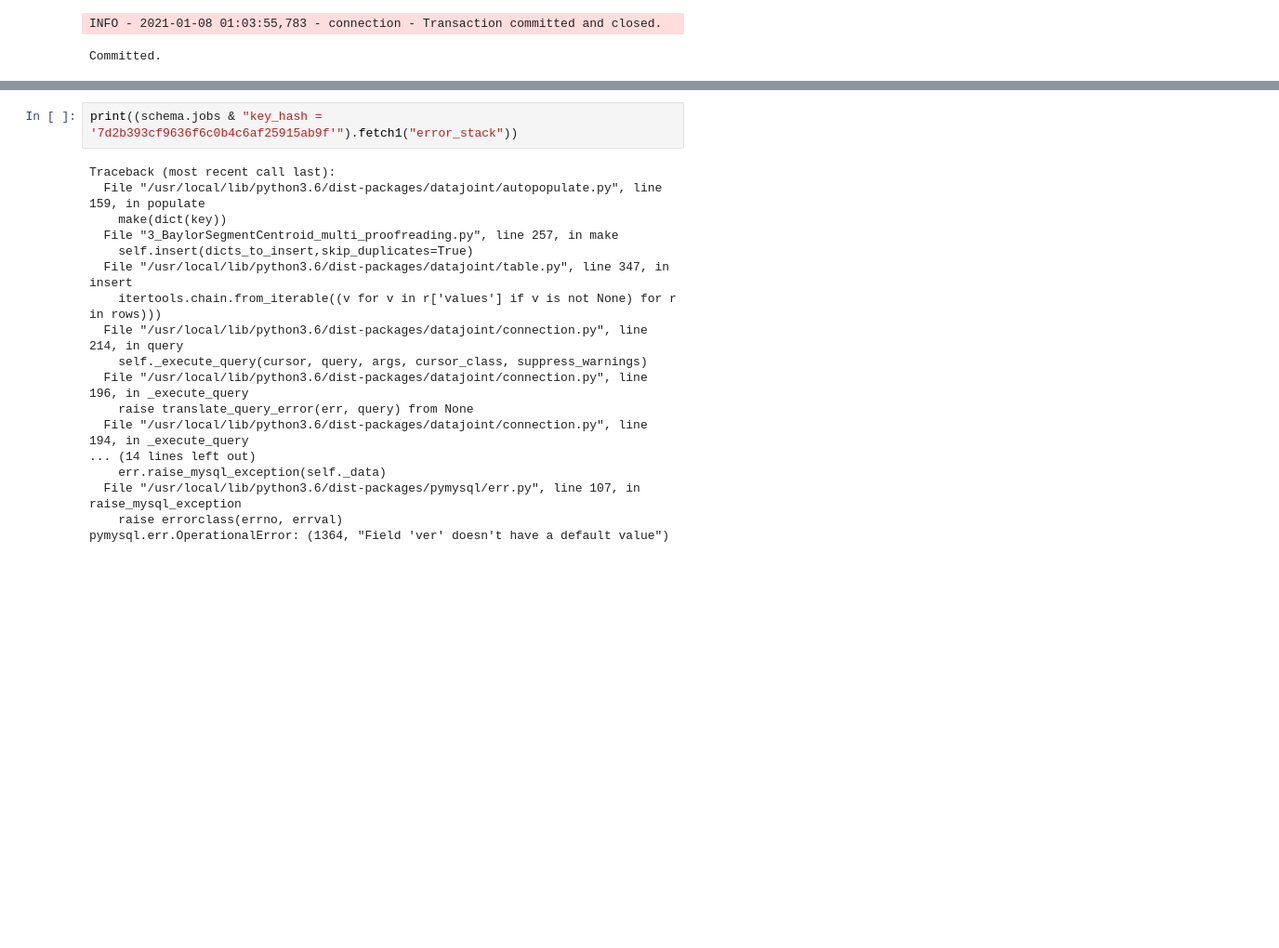
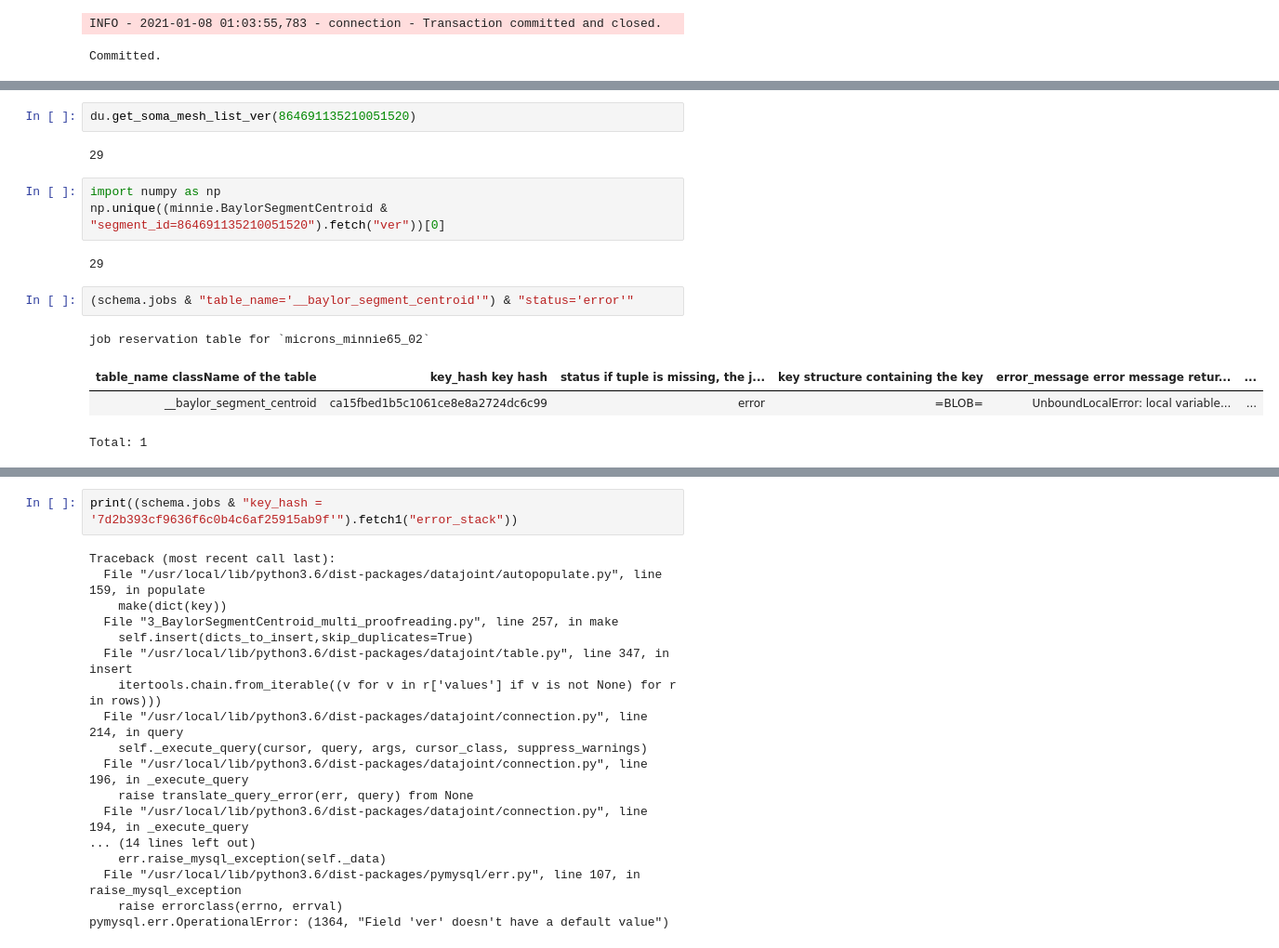
Before and after one commit to celiibrendan/neuron_mesh_tools, a Jupyter notebook: Auto_Proofreading/Preprocessing_Pipeline/Inspecting_Proofreading_Pipeline.ipynb, the cells around one changed output, grey strips where cells are left out. Shown: that part at 93% size. Drawn from its saved outputs; the diff is of its cells as text; blank space fills up the shorter version.

```diff
--- a/Auto_Proofreading/Preprocessing_Pipeline/Inspecting_Proofreading_Pipeline.ipynb
+++ b/Auto_Proofreading/Preprocessing_Pipeline/Inspecting_Proofreading_Pipeline.ipynb
@@ -104 +151,17 @@ Committed.
+# %%
+du.get_soma_mesh_list_ver(864691135210051520)
+# %% [output]
+29
+# %%
+import numpy as np
+np.unique((minnie.BaylorSegmentCentroid & "segment_id=864691135210051520").fetch("ver"))[0]
+# %% [output]
+29
+# %%
+(schema.jobs & "table_name='__baylor_segment_centroid'") & "status='error'"
+# %% [output]
+job reservation table for `microns_minnie65_02`
+| table_name className of the table | key_hash key hash | status if tuple is missing, the j... | key structure containing the key | error_message error message retur... | ... |
+| __baylor_segment_centroid | ca15fbed1b5c1061ce8e8a2724dc6c99 | error | =BLOB= | UnboundLocalError: local variable... | ... |
+Total: 1
 # %%
```
Also changed, not shown: parts of 13 cells of this notebook, 2 other files.
